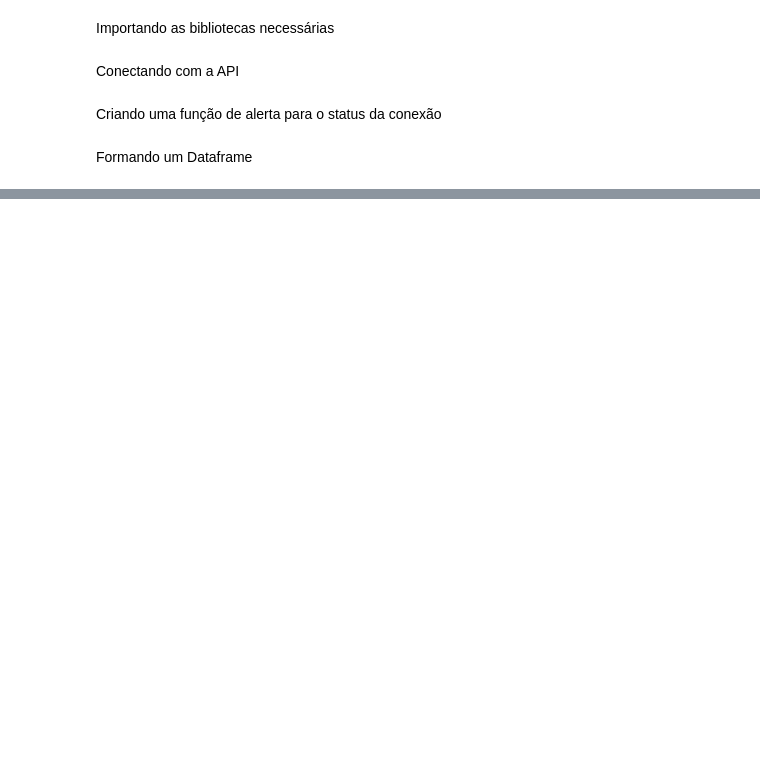
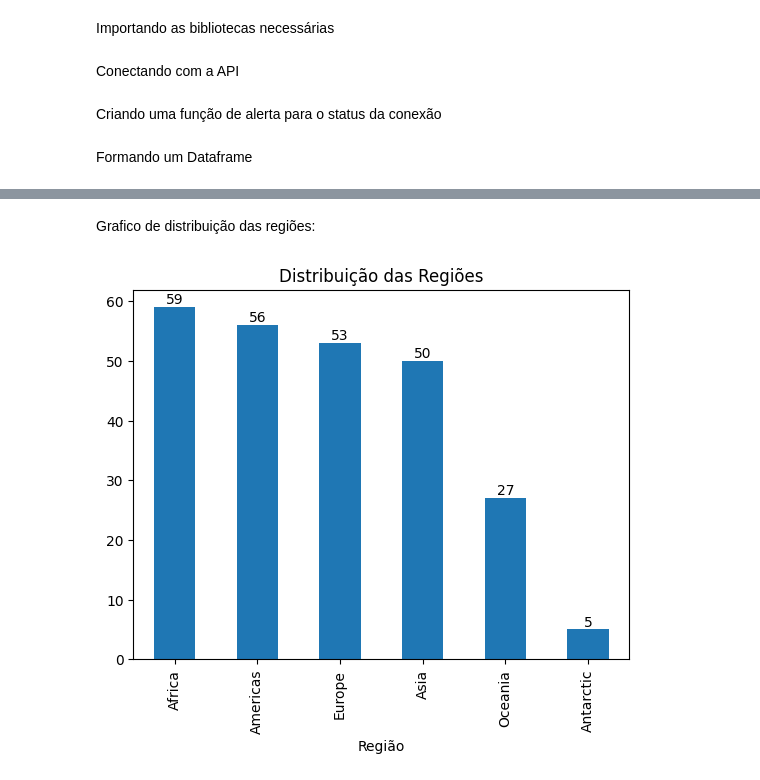
Before and after one commit to ncynira/projeto.final, a Jupyter notebook: Entrega_projeto.ipynb, the cells around one changed output, grey strips where cells are left out. Drawn from its saved outputs; the diff is of its cells as text; code cells hidden in the pictures; blank space fills up the shorter version.

```diff
--- a/Entrega_projeto.ipynb
+++ b/Entrega_projeto.ipynb
@@ -40,19 +43,26 @@ alerta(codigo = response.status_code,
 # %% [markdown]
 Formando um Dataframe
 # %%
-if  response.status_code >= 200 and response.status_code <= 299:
+if response.status_code >= 200 and response.status_code <= 299:
     dados = response.json()
     df = pd.DataFrame(dados)
 
-df_formatado = pd.DataFrame(dados)
-df_formatado['Nome'] = df_formatado['name'].apply(lambda x: x['common'])
-df_formatado['Mapa'] = df_formatado['maps'].apply(lambda x: x['googleMaps'])
-df_formatado['Região'] = df_formatado['region']
+    df_formatado = pd.DataFrame(dados)
+    df_formatado['Nome'] = df_formatado['name'].apply(lambda x: x['common'])
+    df_formatado['Mapa'] = df_formatado['maps'].apply(lambda x: x['googleMaps'])
+    df_formatado['Região'] = df_formatado['region']
+    df_formatado['População'] = df_formatado['population'].astype(float)
+    df_formatado['Área'] = df_formatado['area'].astype(float)
 
-df_formatado['Nome'] = df_formatado['Nome'].astype(str)
-df_formatado['Região'] = df_formatado['Região'].astype(str)
-df_formatado['Mapa'] = df_formatado['Mapa'].astype(str)
+    df_formatado['Idiomas'] = df_formatado['languages'].apply(lambda x: ', '.join(x.values()) if isinstance(x, dict) else 'N/A')
 
-df_formatado = df_formatado[['Nome', 'Região', 'Mapa']]
+    df_formatado['Nome'] = df_formatado['Nome'].astype(str)
+    df_formatado['Região'] = df_formatado['Região'].astype(str)
+    df_formatado['Mapa'] = df_formatado['Mapa'].astype(str)
 
-df_formatado.head()
+    colunas_selecionadas = ['Nome', 'Região', 'Mapa', 'População', 'Área', 'Idiomas']
+    df_formatado = df_formatado[colunas_selecionadas]
+
+    df_formatado
+else:
+    print("Erro na solicitação da API. Código de status:", response.status_code)
@@ -69,0 +85,11 @@ df_formatado.to_csv('restcountries.csv', index=False)
+# %% [markdown]
+Grafico de distribuição das regiões:
+# %%
+fig, ax = plt.subplots()
+df_formatado['Região'].value_counts().plot(kind='bar', title='Distribuição das Regiões', ax=ax)
+
+for i, v in enumerate(df_formatado['Região'].value_counts()):
+     ax.text(i, v + 0.1, str(v), ha='center', va='bottom')
+plt.show()
+# %% [output]
+[figure, added]
```
Also changed, not shown: parts of 9 cells of this notebook, 1 other file.
